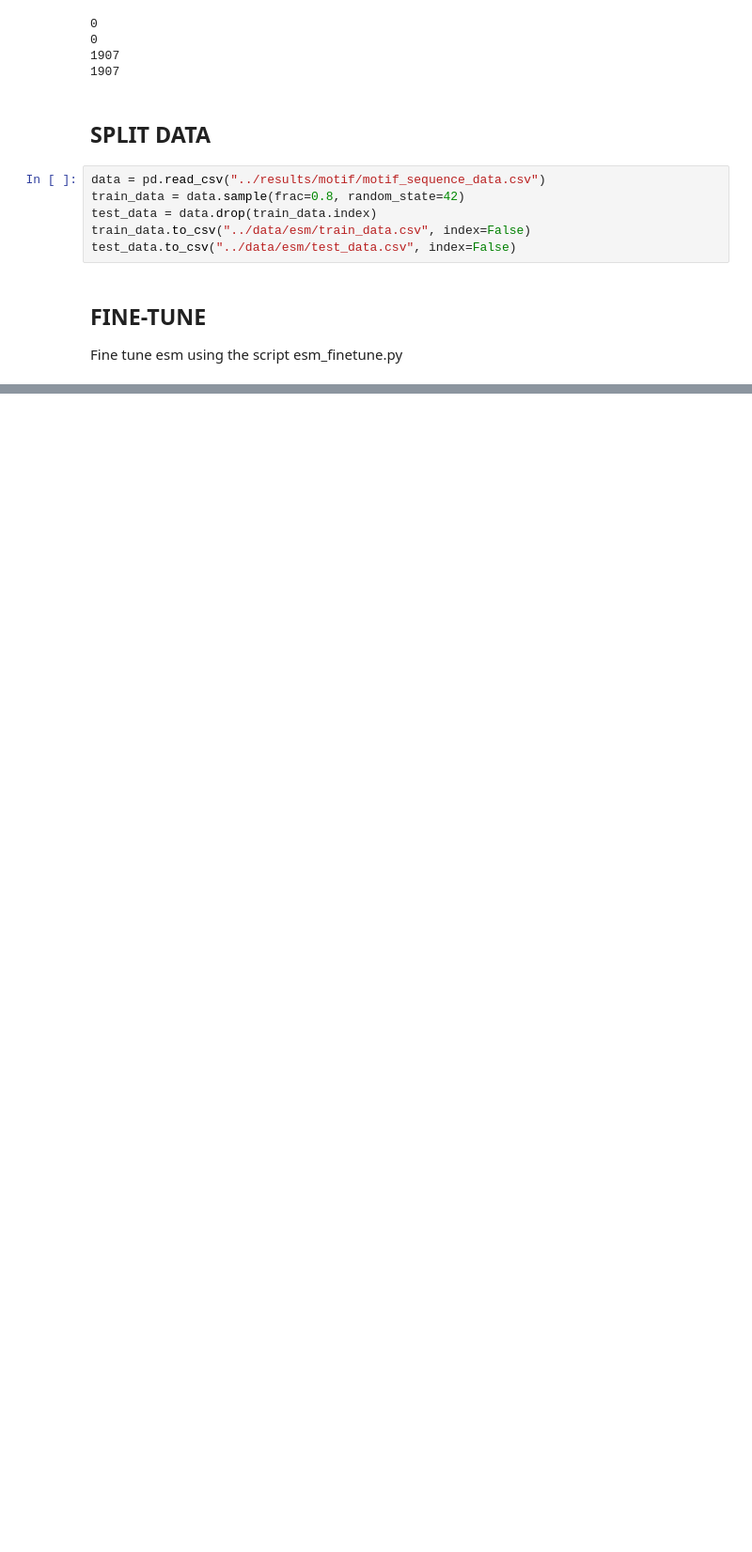
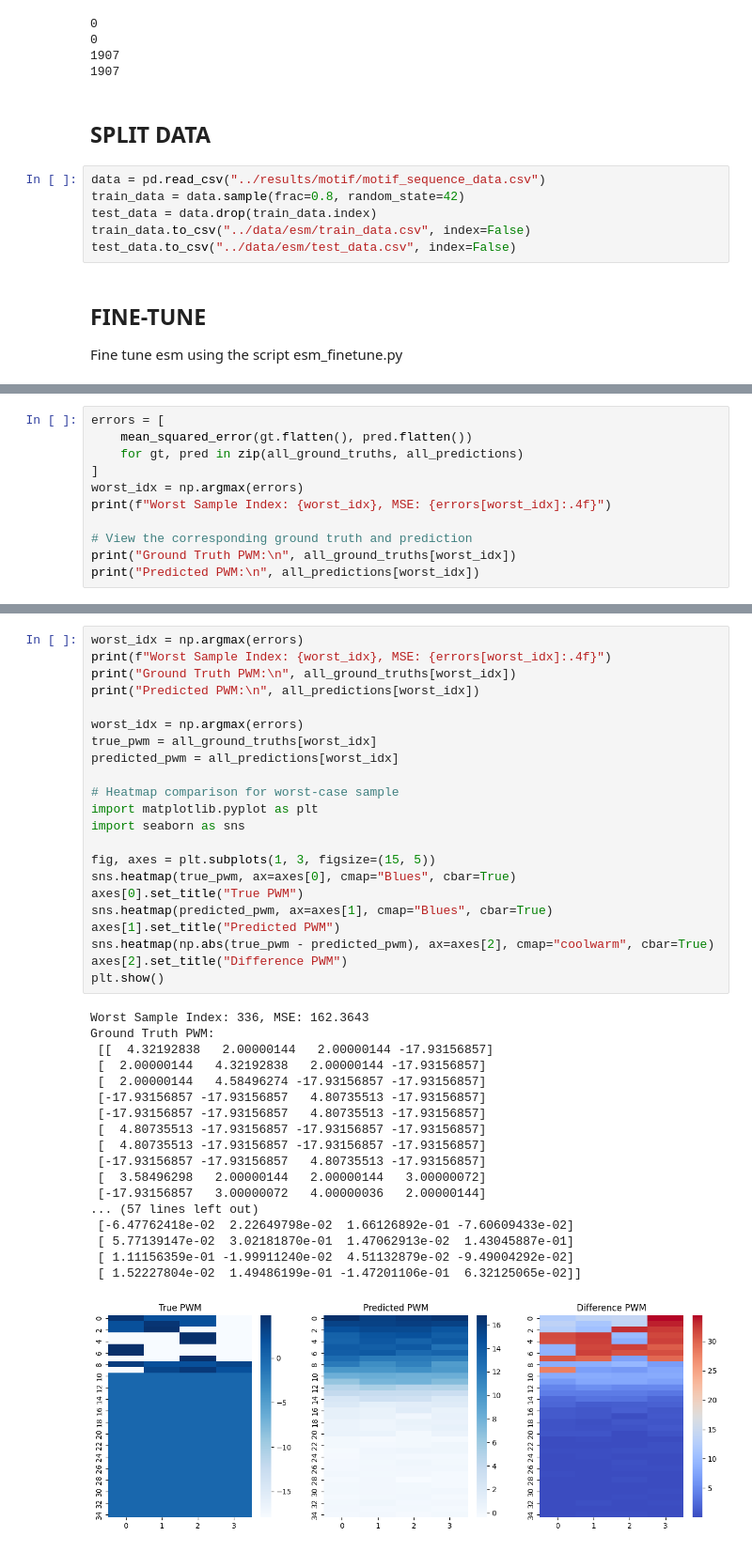
Before and after one commit to antonthieme/TabulaSapiens, a Jupyter notebook: notebooks/003-esm.ipynb, the cells around one changed output, grey strips where cells are left out. Shown: that part at 94% size. Cells and saved outputs as stored; diff of their text form; blank space fills up the shorter version.

```diff
--- a/notebooks/003-esm.ipynb
+++ b/notebooks/003-esm.ipynb
@@ -167,0 +286,11 @@ Fine tune esm using the script esm_finetune.py
+# %%
+errors = [
+    mean_squared_error(gt.flatten(), pred.flatten())
+    for gt, pred in zip(all_ground_truths, all_predictions)
+]
+worst_idx = np.argmax(errors)
+print(f"Worst Sample Index: {worst_idx}, MSE: {errors[worst_idx]:.4f}")
+
+# View the corresponding ground truth and prediction
+print("Ground Truth PWM:\n", all_ground_truths[worst_idx])
+print("Predicted PWM:\n", all_predictions[worst_idx])
@@ -167,0 +340,41 @@ Fine tune esm using the script esm_finetune.py
+# %%
+worst_idx = np.argmax(errors)
+print(f"Worst Sample Index: {worst_idx}, MSE: {errors[worst_idx]:.4f}")
+print("Ground Truth PWM:\n", all_ground_truths[worst_idx])
+print("Predicted PWM:\n", all_predictions[worst_idx])
+
+worst_idx = np.argmax(errors)
+true_pwm = all_ground_truths[worst_idx]
+predicted_pwm = all_predictions[worst_idx]
+
+# Heatmap comparison for worst-case sample
+import matplotlib.pyplot as plt
+import seaborn as sns
+
+fig, axes = plt.subplots(1, 3, figsize=(15, 5))
+sns.heatmap(true_pwm, ax=axes[0], cmap="Blues", cbar=True)
+axes[0].set_title("True PWM")
+sns.heatmap(predicted_pwm, ax=axes[1], cmap="Blues", cbar=True)
+axes[1].set_title("Predicted PWM")
+sns.heatmap(np.abs(true_pwm - predicted_pwm), ax=axes[2], cmap="coolwarm", cbar=True)
+axes[2].set_title("Difference PWM")
+plt.show()
+# %% [output]
+Worst Sample Index: 336, MSE: 162.3643
+Ground Truth PWM:
+ [[  4.32192838   2.00000144   2.00000144 -17.93156857]
+ [  2.00000144   4.32192838   2.00000144 -17.93156857]
+ [  2.00000144   4.58496274 -17.93156857 -17.93156857]
+ [-17.93156857 -17.93156857   4.80735513 -17.93156857]
+ [-17.93156857 -17.93156857   4.80735513 -17.93156857]
+ [  4.80735513 -17.93156857 -17.93156857 -17.93156857]
+ [  4.80735513 -17.93156857 -17.93156857 -17.93156857]
+ [-17.93156857 -17.93156857   4.80735513 -17.93156857]
+ [  3.58496298   2.00000144   2.00000144   3.00000072]
+ [-17.93156857   3.00000072   4.00000036   2.00000144]
+... (57 lines left out)
+ [-6.47762418e-02  2.22649798e-02  1.66126892e-01 -7.60609433e-02]
+ [ 5.77139147e-02  3.02181870e-01  1.47062913e-02  1.43045887e-01]
+ [ 1.11156359e-01 -1.99911240e-02  4.51132879e-02 -9.49004292e-02]
+ [ 1.52227804e-02  1.49486199e-01 -1.47201106e-01  6.32125065e-02]]
+[figure, added]
```
Also changed, not shown: parts of 16 cells of this notebook, 2 other files.
